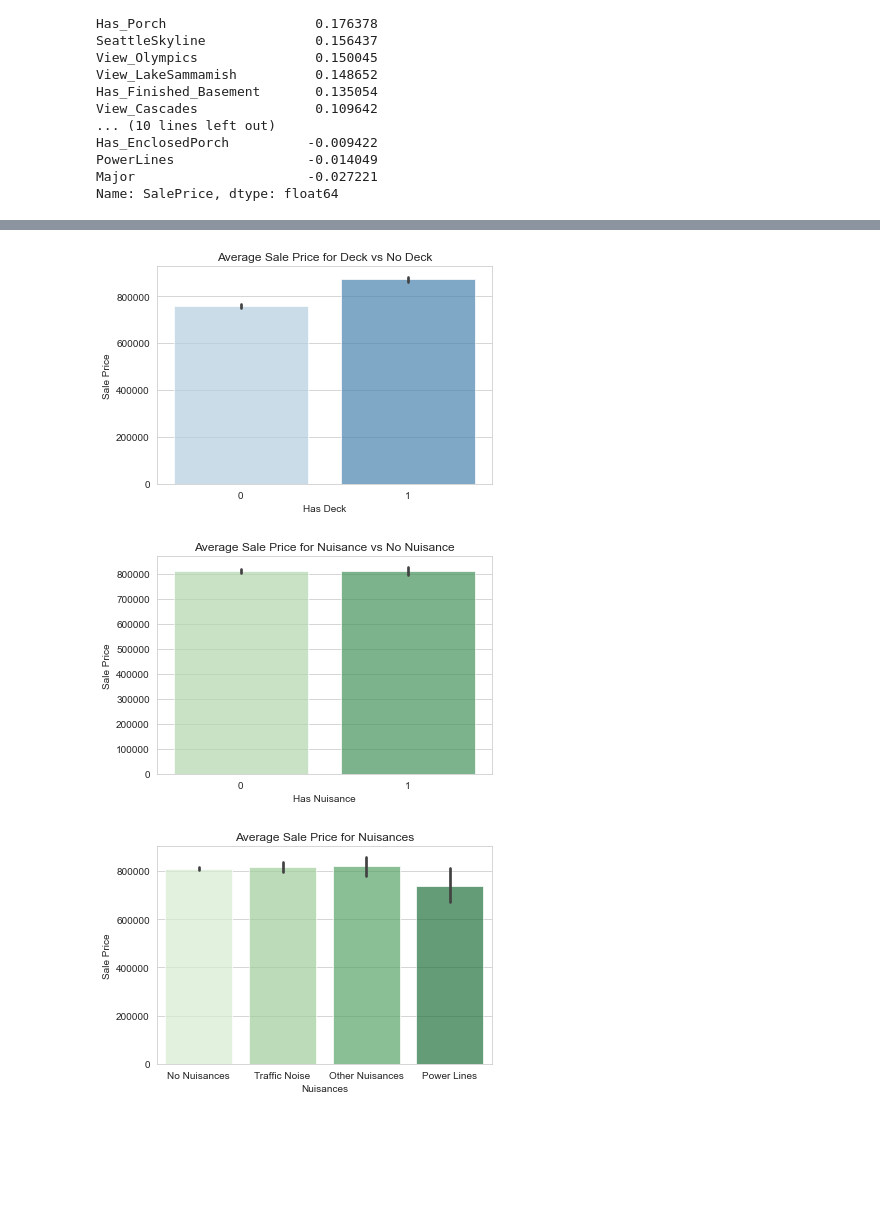
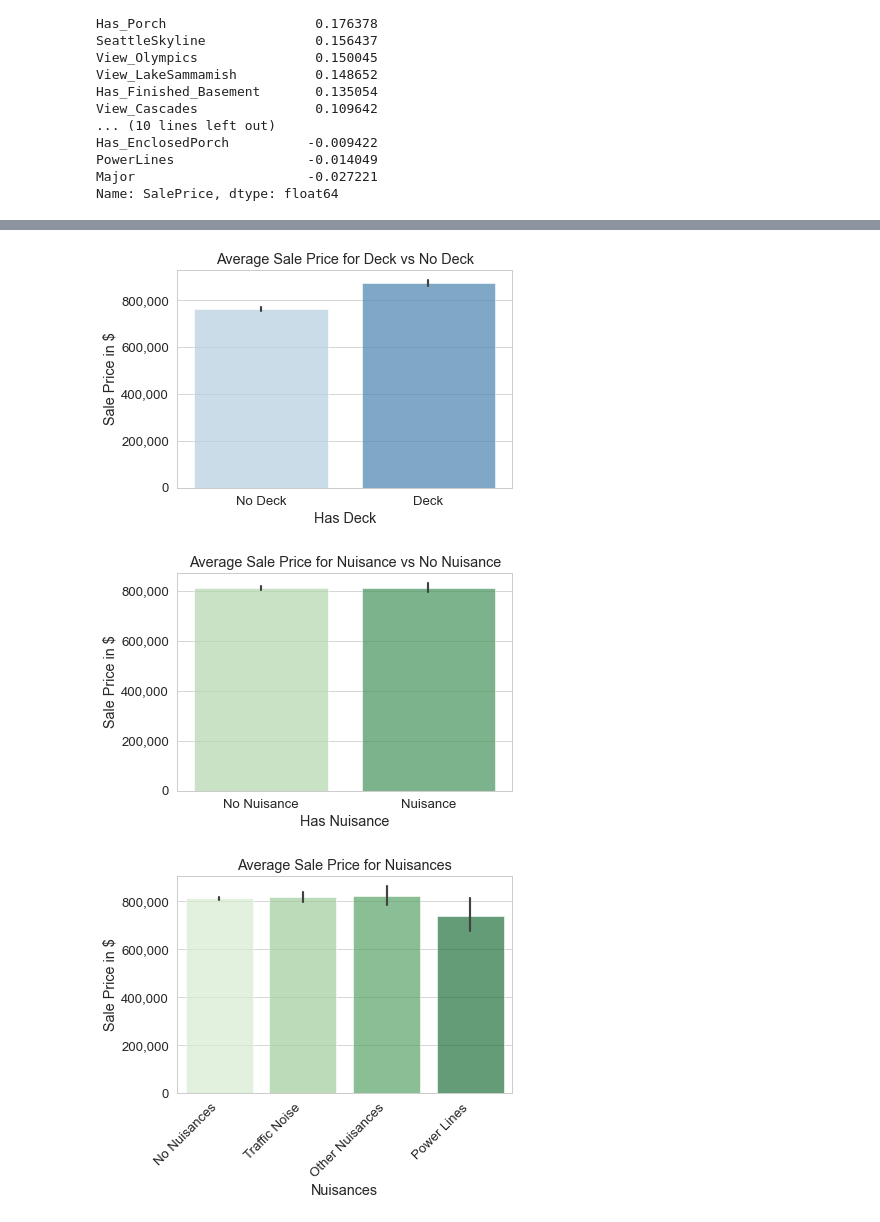
Before and after one commit to angelicacodes/phase_2_project_chicago-sf-seattle-ds-082420, a Jupyter notebook: notebooks/eda/Sindhu_EDA.ipynb, the cells around one changed output, grey strips where cells are left out. Drawn from its saved outputs; the diff is of its cells as text; code cells hidden in the pictures; blank space fills up the shorter version.

```diff
--- a/notebooks/eda/Sindhu_EDA.ipynb
+++ b/notebooks/eda/Sindhu_EDA.ipynb
@@ -199,7 +199,9 @@ df['ZipCode'] = [code[0:5] for code in df['ZipCode']]
 # %%
 import matplotlib.pyplot as plt
 import seaborn as sns
+import matplotlib as mpl
 sns.set_style("whitegrid")
+sns.set_context("paper", font_scale=1.5)
 # %% [markdown]
 ### Plot some distributions and box plots and Remove Outliers
 # %%
@@ -310,23 +317,26 @@ plt.savefig("../../reports/figures/Has_Finished_Basement.png", bbox_inches='tigh
 # %%
 fig = sns.barplot(df2['Has_Deck'], df2['SalePrice'], palette="Blues",  alpha = .7)
-fig.set(xlabel='Has Deck', ylabel='Sale Price', title='Average Sale Price for Deck vs No Deck')
-plt.ticklabel_format(style='plain', axis='y');
-plt.savefig("../../reports/figures/Has_Deck.png", bbox_inches='tight')
+fig.set(xlabel='Has Deck', ylabel='Sale Price in $', title='Average Sale Price for Deck vs No Deck')
+fig.set_xticklabels(['No Deck', 'Deck'])
+fig.yaxis.set_major_formatter(mpl.ticker.StrMethodFormatter('{x:,.0f}'))
+plt.savefig("../../reports/figures/Has_Deck.png", bbox_inches='tight', dpi=1000)
 # %% [output]
-[figure, old version]
+[figure, new version]
 # %%
 fig = sns.barplot(df2['Has_Nuisance'], df2['SalePrice'], palette="Greens",  alpha = .7)
-fig.set(xlabel='Has Nuisance', ylabel='Sale Price', title='Average Sale Price for Nuisance vs No Nuisance')
-plt.ticklabel_format(style='plain', axis='y');
-plt.savefig("../../reports/figures/Nuisances.png", bbox_inches='tight')
+fig.set(xlabel='Has Nuisance', ylabel='Sale Price in $', title='Average Sale Price for Nuisance vs No Nuisance')
+fig.set_xticklabels(['No Nuisance', 'Nuisance'])
+fig.yaxis.set_major_formatter(mpl.ticker.StrMethodFormatter('{x:,.0f}'))
+plt.savefig("../../reports/figures/Nuisances.png", bbox_inches='tight', dpi=1000)
 # %% [output]
-[figure, old version]
+[figure, new version]
 # %%
 fig = sns.barplot(df2['Nuisances'], df2['SalePrice'], palette="Greens",  alpha = .7)
-fig.set(xlabel='Nuisances', ylabel='Sale Price', title='Average Sale Price for Nuisances')
-plt.ticklabel_format(style='plain', axis='y');
-plt.savefig("../../reports/figures/Power_Lines.png", bbox_inches='tight')
+fig.set(xlabel='Nuisances', ylabel='Sale Price in $', title='Average Sale Price for Nuisances')
+fig.set_xticklabels(fig.get_xticklabels(), rotation=45, horizontalalignment='right')
+fig.yaxis.set_major_formatter(mpl.ticker.StrMethodFormatter('{x:,.0f}'))
+plt.savefig("../../reports/figures/Power_Lines.png", bbox_inches='tight', dpi=800)
 # %% [output]
-[figure, old version]
+[figure, new version]
 # %%
 df2.to_csv('../../data/clean/KingCountyHousingData.csv')
```
Also changed, not shown: parts of 14 cells of this notebook, 10 other files.
